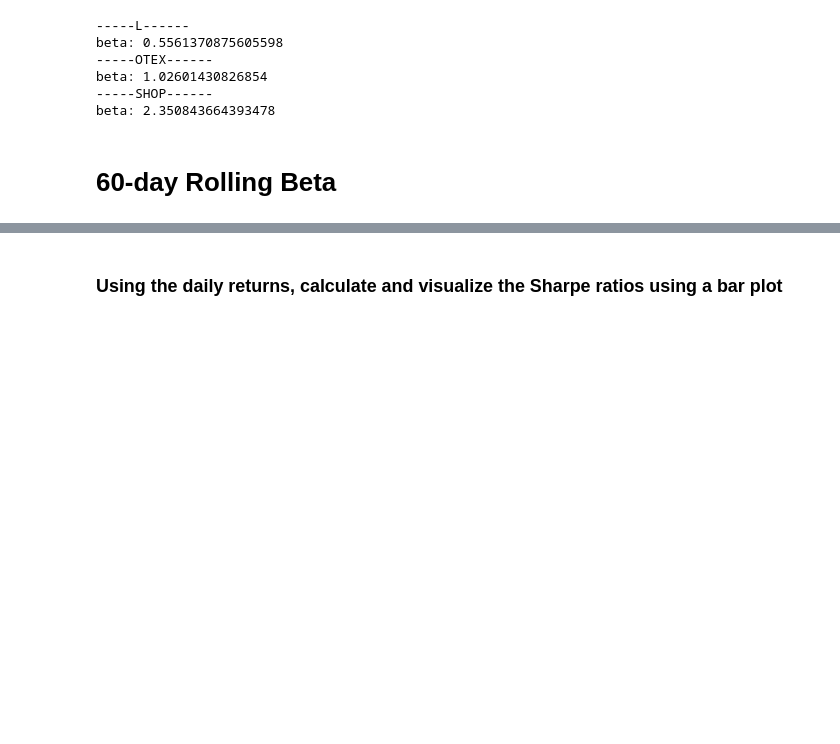
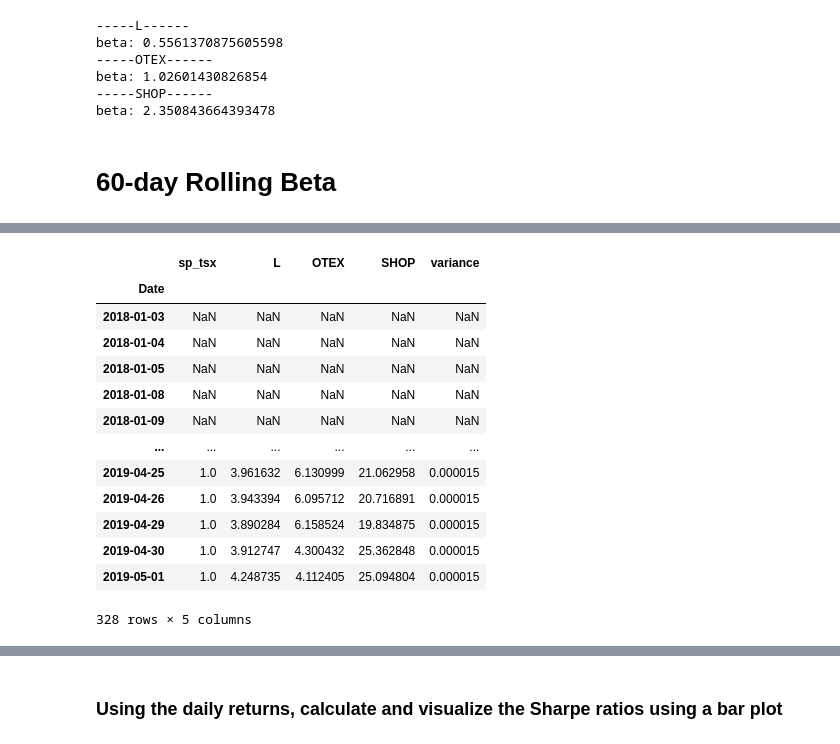
Before and after one commit to WanlinLi2021/Portfolio_Analysis, a Jupyter notebook: whale_analysis.ipynb, the cells around one changed output, grey strips where cells are left out. Cells and saved outputs as stored; diff of their text form; code cells hidden in the pictures; blank space fills up the shorter version.

```diff
--- a/whale_analysis.ipynb
+++ b/whale_analysis.ipynb
@@ -764,0 +737,3 @@ ValueError: endog and exog matrices are different sizes
+# %%
+roll = df_withsp.rolling(window = 60)
+roll
@@ -764,0 +780,20 @@ ValueError: endog and exog matrices are different sizes
+# %%
+df_beta_calcul = pd.concat([covariance,variance,], axis = 'columns',join = 'inner')
+for item in list(df_beta_calcul.columns)[:-1]:
+    df_beta_calcul[item] = df_beta_calcul[item]/df_beta_calcul['variance']
+df_beta_calcul
+# %% [output]
+|  | sp_tsx | L | OTEX | SHOP | variance |
+| Date |  |  |  |  |  |
+| 2018-01-03 | NaN | NaN | NaN | NaN | NaN |
+| 2018-01-04 | NaN | NaN | NaN | NaN | NaN |
+| 2018-01-05 | NaN | NaN | NaN | NaN | NaN |
+| 2018-01-08 | NaN | NaN | NaN | NaN | NaN |
+| 2018-01-09 | NaN | NaN | NaN | NaN | NaN |
+| ... | ... | ... | ... | ... | ... |
+| 2019-04-25 | 1.0 | 3.961632 | 6.130999 | 21.062958 | 0.000015 |
+| 2019-04-26 | 1.0 | 3.943394 | 6.095712 | 20.716891 | 0.000015 |
+| 2019-04-29 | 1.0 | 3.890284 | 6.158524 | 19.834875 | 0.000015 |
+| 2019-04-30 | 1.0 | 3.912747 | 4.300432 | 25.362848 | 0.000015 |
+| 2019-05-01 | 1.0 | 4.248735 | 4.112405 | 25.094804 | 0.000015 |
+328 rows × 5 columns
```
Also changed, not shown: parts of 15 cells of this notebook.
